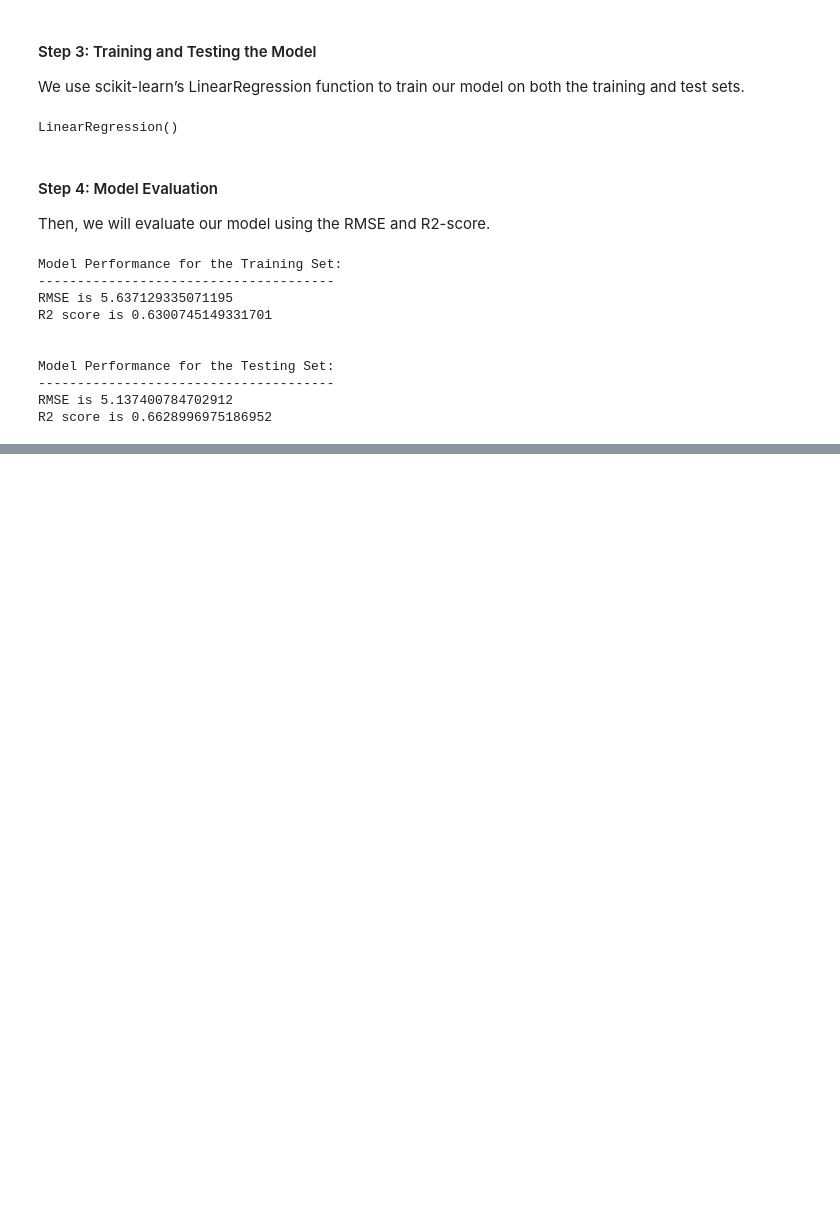
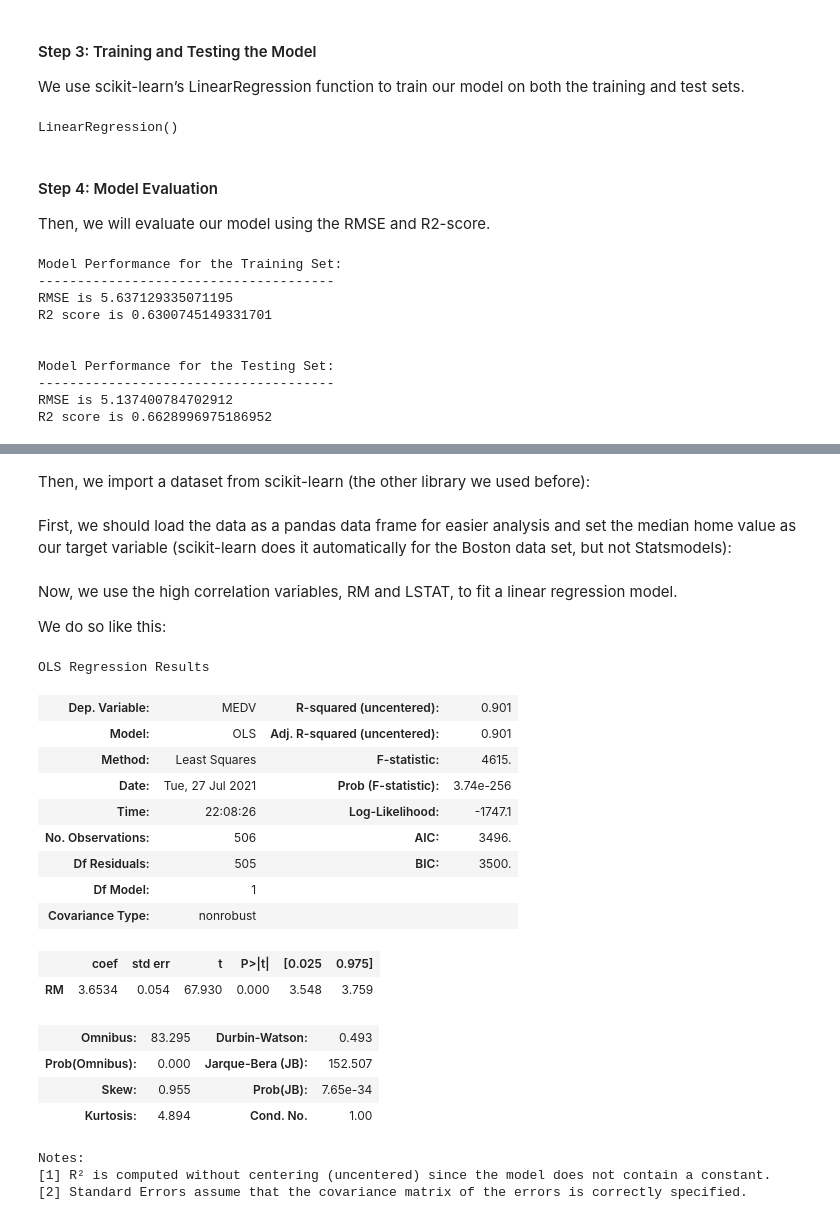
Before and after one commit to chenjaden/Statistics, a Jupyter notebook: Linear Regressions in Python.ipynb, the cells around one changed output, grey strips where cells are left out. Drawn from its saved outputs; the diff is of its cells as text; code cells hidden in the pictures; blank space fills up the shorter version.

```diff
--- a/Linear Regressions in Python.ipynb
+++ b/Linear Regressions in Python.ipynb
@@ -397,0 +410,52 @@ R2 score is 0.6628996975186952
+# %% [markdown]
+Then, we import a dataset from scikit-learn (the other library we used before):
+# %%
+from sklearn import datasets # this imports datasets from scikit-learn
+data = datasets.load_boston() # this loads the Boston dataset from datasets library
+# %% [markdown]
+First, we should load the data as a pandas data frame for easier analysis and set the median home value as our target variable (scikit-learn does it automatically for the Boston data set, but not Statsmodels):
+# %%
+import numpy as np
+import pandas as pd
+
+# define the data/predictors as the pre-set feature names
+df1 = pd.DataFrame(data.data, columns=data.feature_names)
+
+# Put the target (housing value or MEDV) in another DataFrame
+target1 = pd.DataFrame(data.target, columns=["MEDV"])
+# %% [markdown]
+Now, we use the high correlation variables, RM and LSTAT, to fit a linear regression model.
+
+We do so like this:
+# %%
+import statsmodels.api as sm
+
+X = df1["RM"]
+y = target1["MEDV"]
+
+# Note the difference in argument order
+model = sm.OLS(y, X).fit()
+predictions = model.predict(X) # make the predictions by the model
+
+# Print out the statistics
+model.summary()
+# %% [output]
+OLS Regression Results
+| Dep. Variable: | MEDV | R-squared (uncentered): | 0.901 |
+| Model: | OLS | Adj. R-squared (uncentered): | 0.901 |
+| Method: | Least Squares | F-statistic: | 4615. |
+| Date: | Tue, 27 Jul 2021 | Prob (F-statistic): | 3.74e-256 |
+| Time: | 22:08:26 | Log-Likelihood: | -1747.1 |
+| No. Observations: | 506 | AIC: | 3496. |
+| Df Residuals: | 505 | BIC: | 3500. |
+| Df Model: | 1 |  |  |
+| Covariance Type: | nonrobust |  |  |
+|  | coef | std err | t | P>|t| | [0.025 | 0.975] |
+| RM | 3.6534 | 0.054 | 67.930 | 0.000 | 3.548 | 3.759 |
+| Omnibus: | 83.295 | Durbin-Watson: | 0.493 |
+| Prob(Omnibus): | 0.000 | Jarque-Bera (JB): | 152.507 |
+| Skew: | 0.955 | Prob(JB): | 7.65e-34 |
+| Kurtosis: | 4.894 | Cond. No. | 1.00 |
+Notes:
+[1] R² is computed without centering (uncentered) since the model does not contain a constant.
+[2] Standard Errors assume that the covariance matrix of the errors is correctly specified.
```
Also changed, not shown: parts of 4 cells of this notebook.
